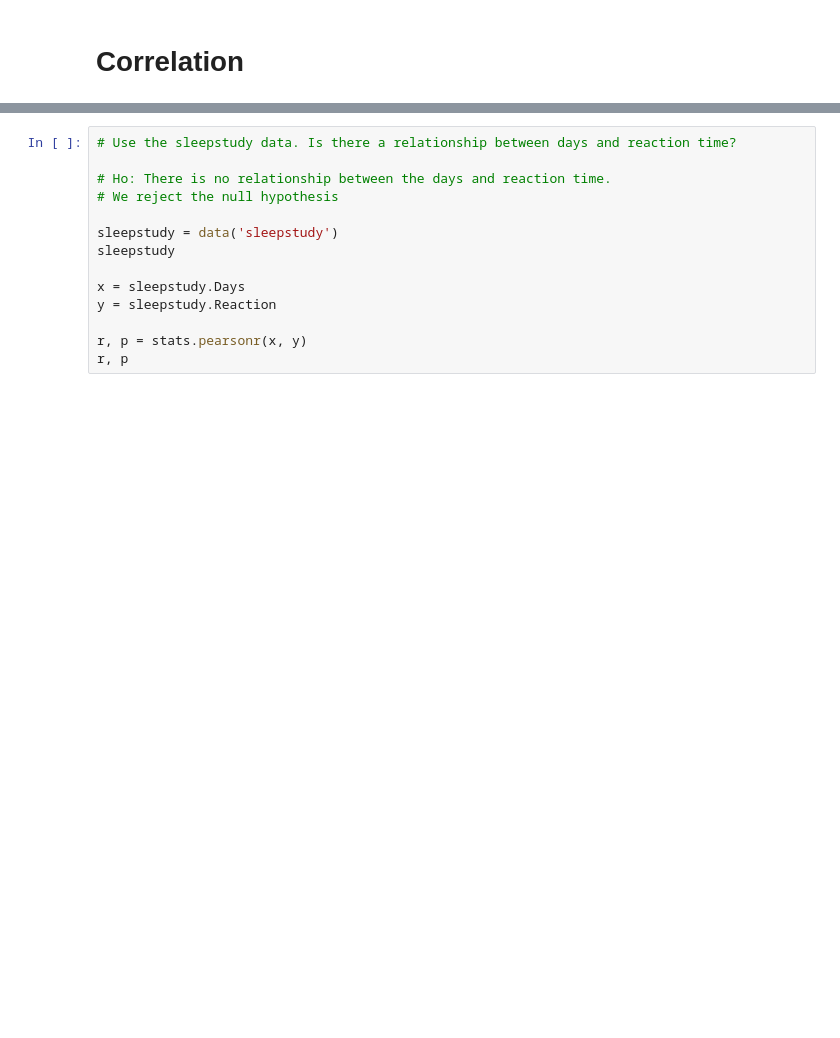
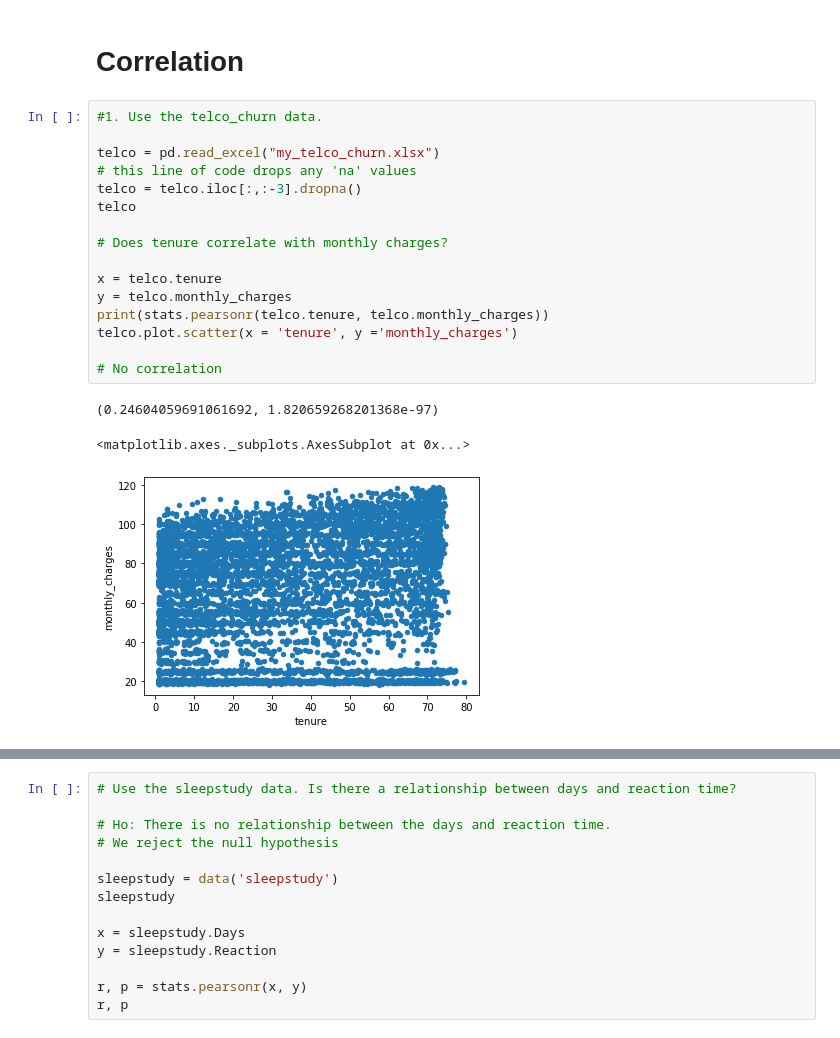
Before and after one commit to cari-holmes/statistics-exercises, a Jupyter notebook: hypothesis_testing.ipynb, the cells around one changed output, grey strips where cells are left out. Cells and saved outputs as stored; diff of their text form; blank space fills up the shorter version.

```diff
--- a/hypothesis_testing.ipynb
+++ b/hypothesis_testing.ipynb
@@ -150,2 +193,22 @@ t_stat, p
 # %% [markdown]
 # Correlation
+# %%
+#1. Use the telco_churn data.
+
+telco = pd.read_excel("my_telco_churn.xlsx")
+# this line of code drops any 'na' values
+telco = telco.iloc[:,:-3].dropna()
+telco
+
+# Does tenure correlate with monthly charges?
+
+x = telco.tenure
+y = telco.monthly_charges
+print(stats.pearsonr(telco.tenure, telco.monthly_charges))
+telco.plot.scatter(x = 'tenure', y ='monthly_charges')
+
+# No correlation
+# %% [output]
+(0.24604059691061692, 1.820659268201368e-97)
+<matplotlib.axes._subplots.AxesSubplot at 0x...>
+[figure, added]
```
Also changed, not shown: parts of 16 cells of this notebook.
